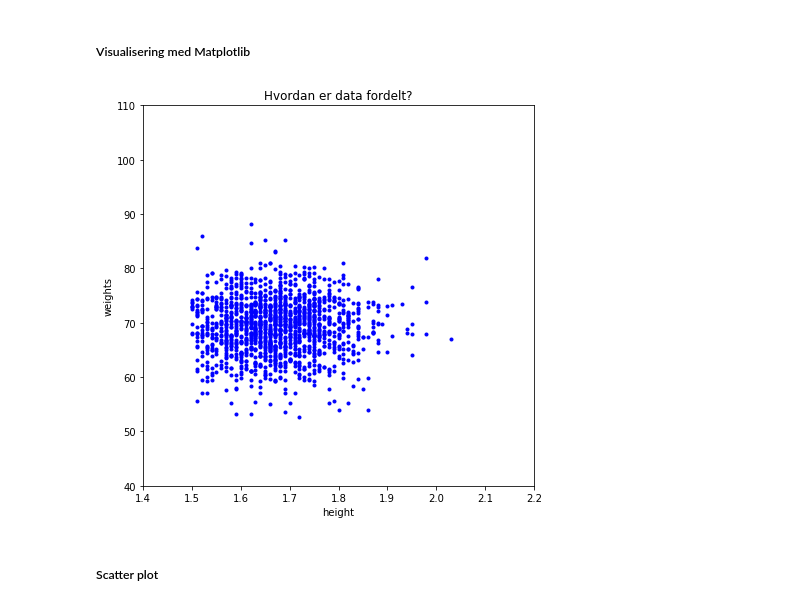
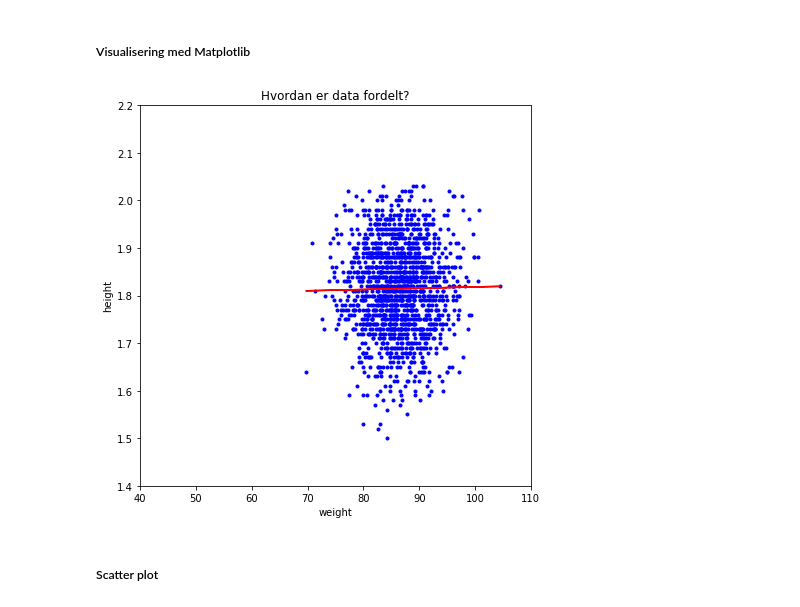
Before and after one commit to jessalfredsen/kom_godt_igang_med_python, a Jupyter notebook: main.ipynb, the cells around one changed output. Drawn from its saved outputs; the diff is of its cells as text; code cells hidden in the pictures.

```diff
--- a/main.ipynb
+++ b/main.ipynb
@@ -629,7 +629,7 @@ print(accuracy_score(cluster_labels, cluster_pred))
 ##### Visualisering med Matplotlib
 # %%
 N = 1500
-df_gender = df[df['gender'] == 'woman']
+df_gender = df[df['gender'] == 'man']
 
 heights = df_gender['height'].values
 heights = np.random.choice(heights, size=N)
@@ -637,18 +637,18 @@ heights = np.random.choice(heights, size=N)
 weights = df_gender['weight'].values
 weights = np.random.choice(weights, size=N)
 
-#slope, intercept, r_value, p_value, std_err = stats.linregress(x, y)
+slope, intercept, r_value, p_value, std_err = stats.linregress(weights, heights)
 # %%
 import matplotlib.pyplot as plt
 
 plt.figure(figsize=(7,7))
-plt.plot(heights, weights, 'b.')
-plt.axis([1.4, 2.2, 40, 110])
-plt.xlabel('height')
-plt.ylabel('weights')
+plt.plot(weights, heights, 'b.', weights, slope*weights+intercept, 'r-')
+plt.axis([40, 110, 1.4, 2.2])
+plt.xlabel('weight')
+plt.ylabel('height')
 plt.title('Hvordan er data fordelt?')
 plt.show()
 # %% [output]
-[figure, old version]
+[figure, new version]
 # %% [markdown]
 ##### Scatter plot
```
Also changed, not shown: parts of 23 cells of this notebook.
